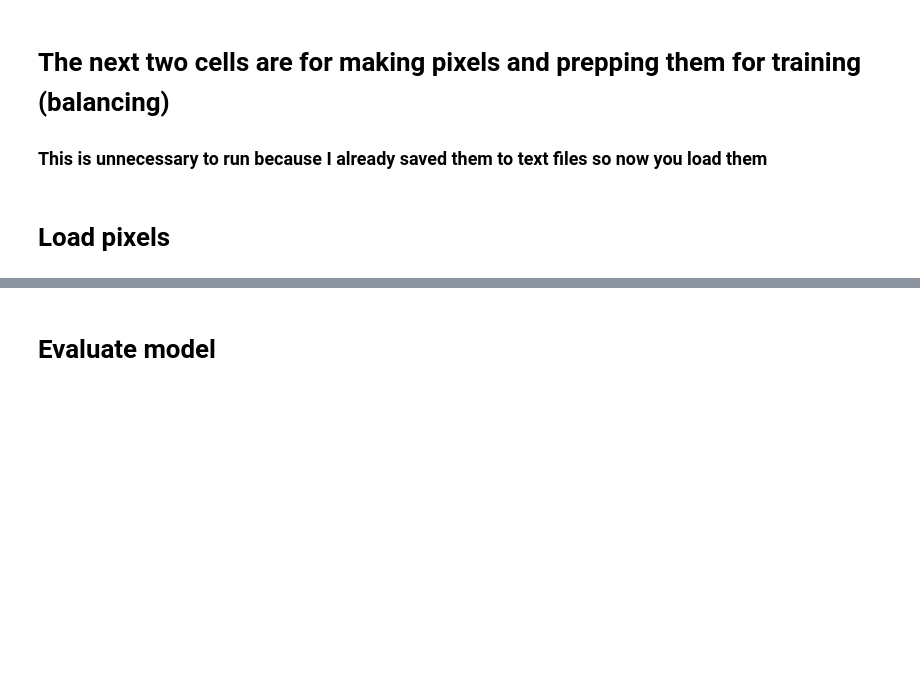
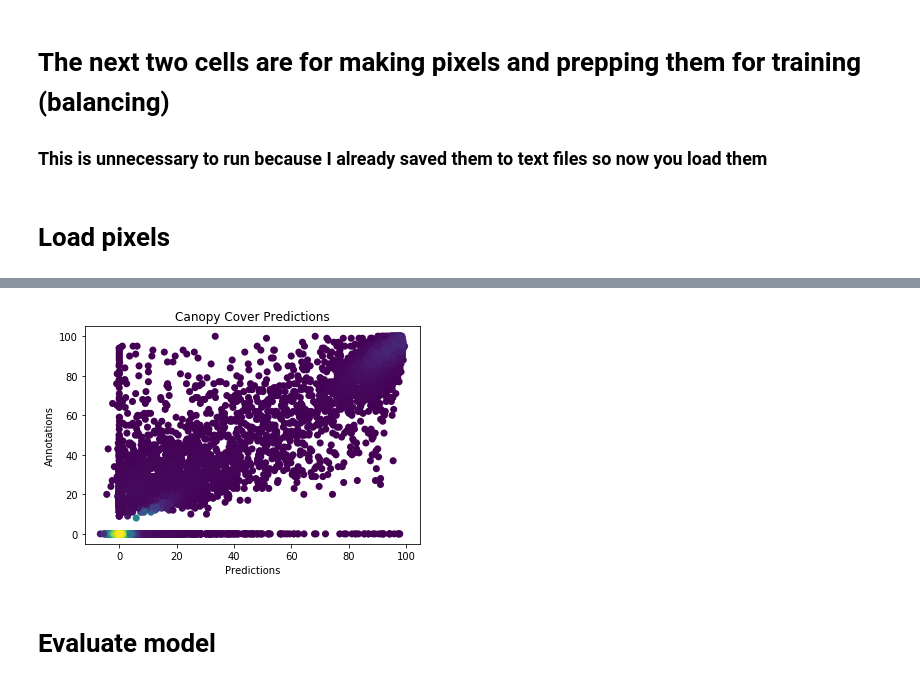
Before and after one commit to patrickcgray/landcover_rcnn, a Jupyter notebook: rcnn/strange network clean.ipynb, the cells around one changed output, grey strips where cells are left out. Cells and saved outputs as stored; diff of their text form; code cells hidden in the pictures; blank space fills up the shorter version.

```diff
--- a/rcnn/strange network clean.ipynb
+++ b/rcnn/strange network clean.ipynb
@@ -159,3 +260,22 @@ model.save('mlt_dense.h5')
+# %%
+from scipy.stats import gaussian_kde
+
+x = (canopy_pred_train * 100).flatten()
+y = (canopy_true_train * 100).flatten()
+
+xy = np.vstack([x,y])
+z = gaussian_kde(xy)(xy)
+
+idx = z.argsort()
+
+fig,ax = plt.subplots()
+ax.scatter(x,y,c=z,s=50,edgecolor='')
+ax.set_xlabel("Predictions")
+ax.set_ylabel("Annotations")
+ax.set_title("Canopy Cover Predictions")
+plt.show()
+# %% [output]
+[figure, added]
 # %% [markdown]
 # Evaluate model
 # %%
```
Also changed, not shown: parts of 34 cells of this notebook, 6 other files.
